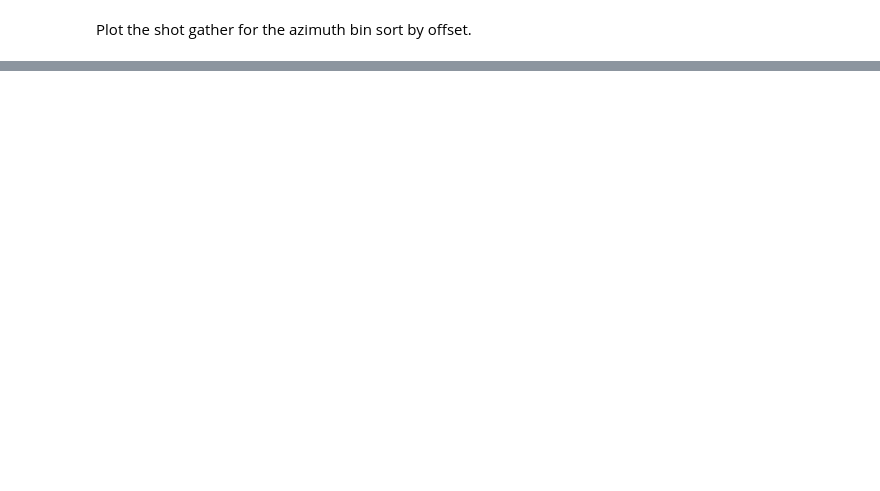
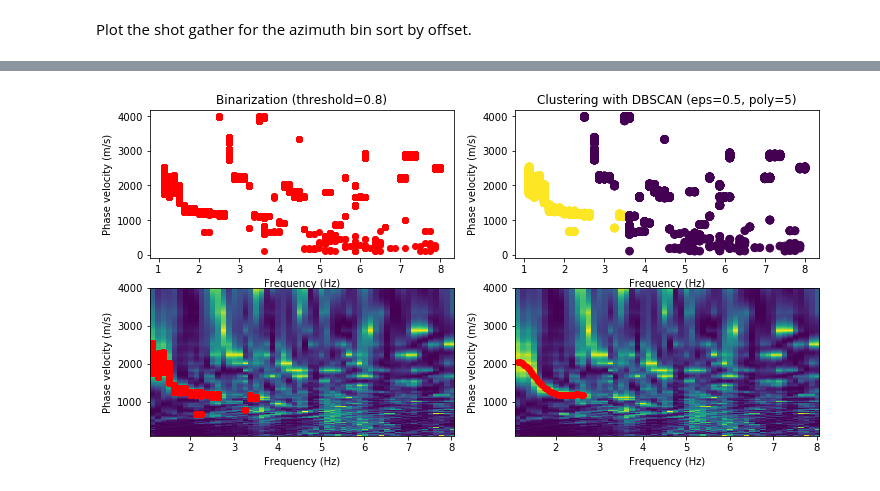
Before and after one commit to Ivanjav/SW_Inversion_3D_Data, a Jupyter notebook: Preproceso.ipynb, the cells around one changed output, grey strips where cells are left out. Cells and saved outputs as stored; diff of their text form; code cells hidden in the pictures; blank space fills up the shorter version.

```diff
--- a/Preproceso.ipynb
+++ b/Preproceso.ipynb
@@ -207,0 +191,4 @@ Text(0, 0.5, 'Phase velocity (m/s)')
+# %%
+Xobs=mf.AutomaticPicking(D,threshold=0.8,num=30,fig=True)
+# %% [output]
+[figure, added]
```
Also changed, not shown: parts of 9 cells of this notebook, 3 other files.
